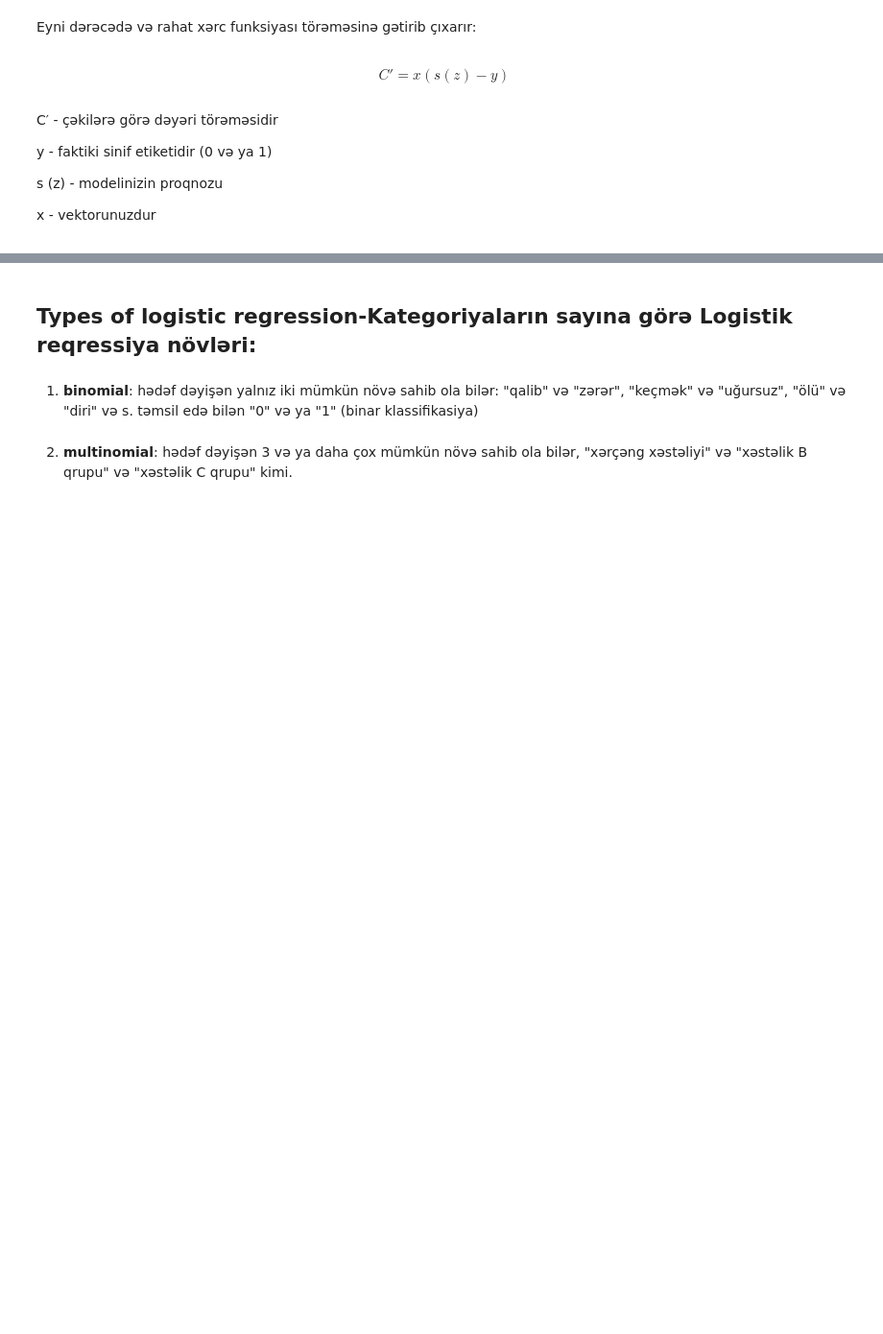
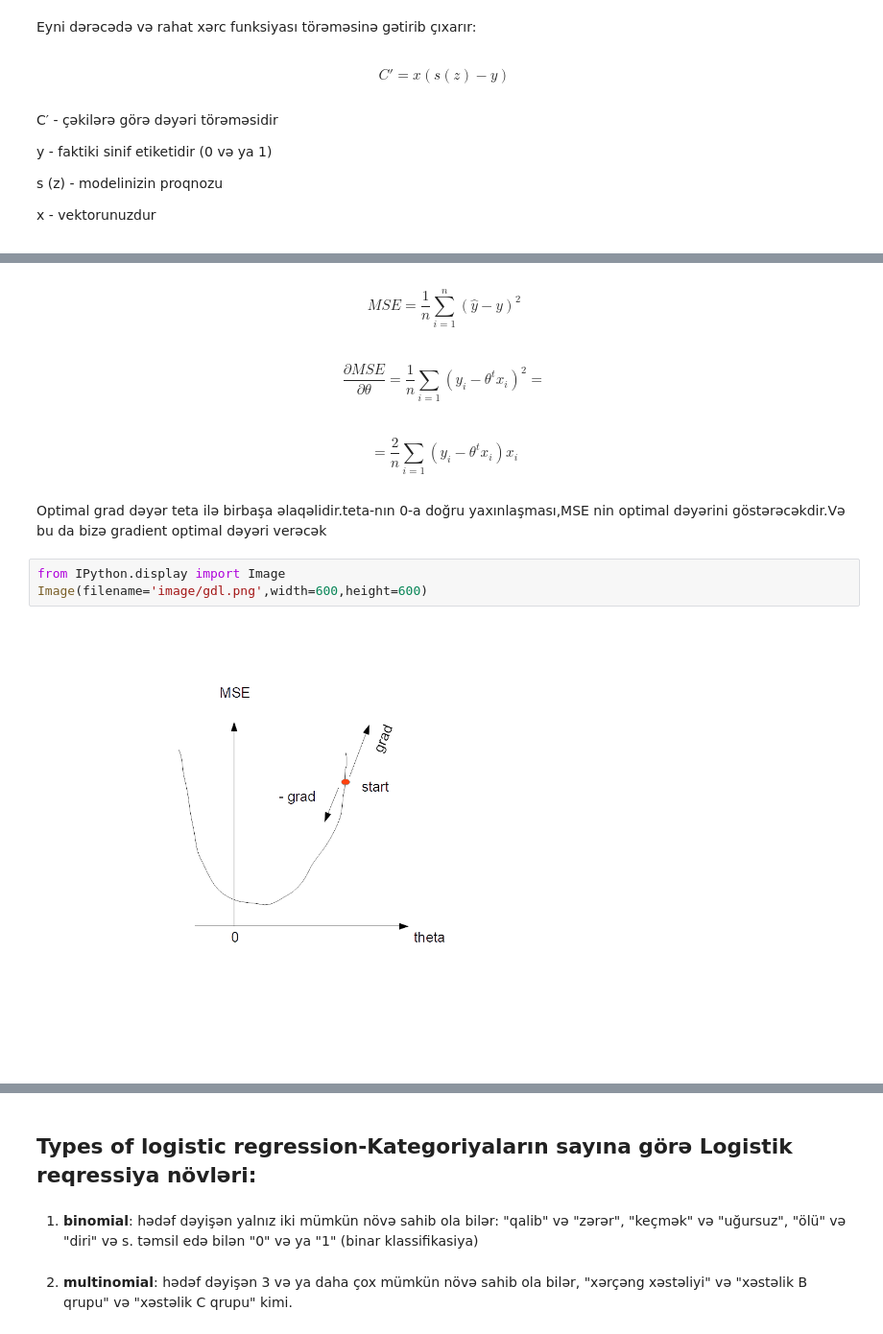
Before and after one commit to RashadGarayev/MachineLearningAZ, a Jupyter notebook: MachineLearningAz/Logistic_regression.ipynb, the cells around one changed output, grey strips where cells are left out. Shown at 96% size. Cells and saved outputs as stored; diff of their text form; blank space fills up the shorter version.

```diff
--- a/MachineLearningAz/Logistic_regression.ipynb
+++ b/MachineLearningAz/Logistic_regression.ipynb
@@ -125,0 +133,13 @@ $$C' = x(s(z) - y)$$
+# %% [markdown]
+$$MSE=\frac{1}{n}\sum_{i=1}^{n}\left ( \hat{y} - y \right )^2$$
+# %% [markdown]
+$$\frac{\partial MSE}{\partial \theta}=\frac{1}{n}\sum_{i=1} (y_{i}-\theta^tx_{i})^2 =$$
+# %% [markdown]
+$$= \frac{2}{n}\sum_{i=1} (y_{i}-\theta^tx_{i})x_{i}    $$
+# %% [markdown]
+Optimal grad dəyər teta ilə birbaşa əlaqəlidir.teta-nın 0-a doğru yaxınlaşması,MSE nin optimal dəyərini göstərəcəkdir.Və bu da bizə gradient optimal dəyəri verəcək
+# %%
+from IPython.display import Image
+Image(filename='image/gdl.png',width=600,height=600)
+# %% [output]
+[figure, added]
```
Also changed, not shown: parts of 8 cells of this notebook.
